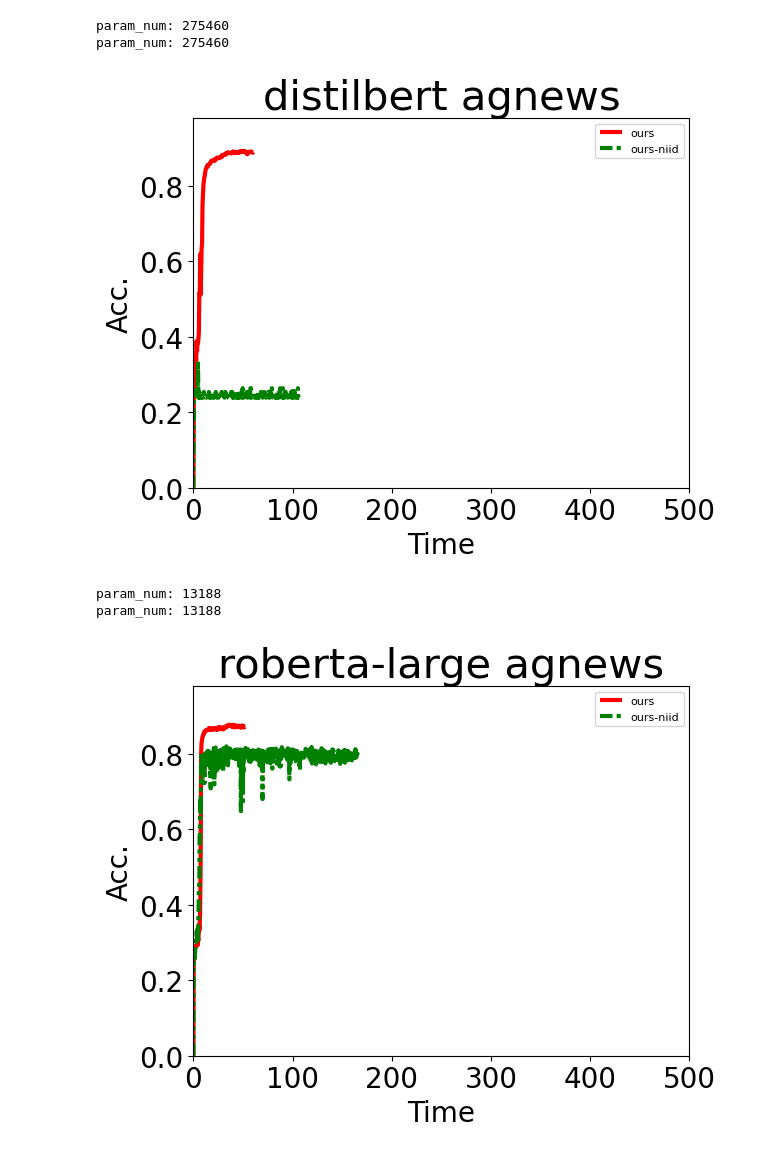
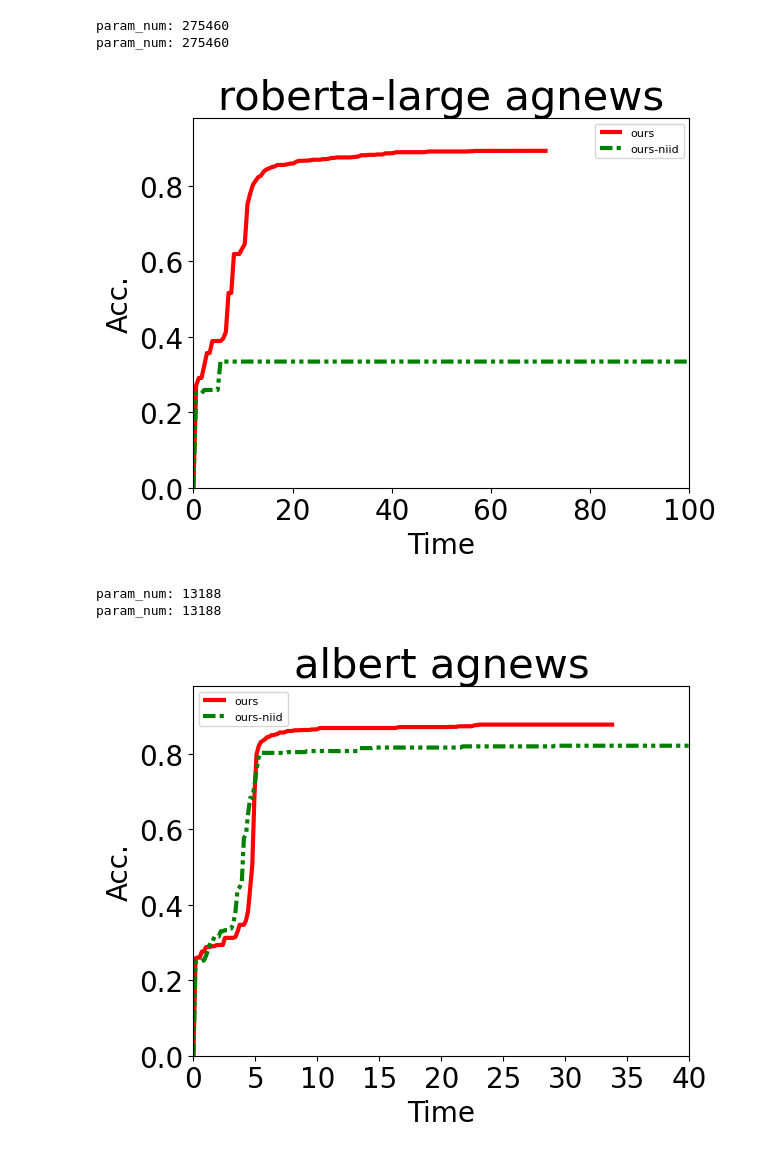
Before and after one commit to UbiquitousLearning/FwdLLM, a Jupyter notebook: all_figures/niid/niid.ipynb, the cells around one changed output. Saved outputs shown, nothing was run; the diff lists cells and outputs as text; code cells hidden in the pictures.

```diff
--- a/all_figures/niid/niid.ipynb
+++ b/all_figures/niid/niid.ipynb
@@ -175,7 +189,7 @@ logging_file = {
     # "adapter-niid":"./distilbert_agnews/fedsgd_distilbert_agnews_lr0.01_client_num_10_adapter_niid.log"
     }
 
-train_time_dict = {"ours":1,'ours-niid':1,"adapter":12,"adapter-niid":12,"full":20}
+train_time_dict = {"ours":0.669904*2,'ours-niid':0.669904*2}
 local_data_num_dict = {"agnews":15,"yahoo":18}
 comm_bandwidth = 10 * 1024**2 /8  # k * 1024**2 /8 => k Mb/s
 
@@ -221,23 +235,30 @@ for i,method in enumerate(logging_file):
             adhoc = file.split("_")[-1].split(".")[0]
         else:
             adhoc = None
+        max_acc = 0
         for line in f:
             if "'acc':" in line:
-                acc.append(float(line[line.rfind("'acc':")+7:line.rfind(",")]))
+                cur_acc = float(line[line.rfind("'acc':")+7:line.rfind(",")])
+                if cur_acc > max_acc:
+                    max_acc = cur_acc
+                else:
+                    cur_acc = max_acc
+                acc.append(cur_acc)
         plt.plot(round_to_time(len(acc),eval_frequence,comm_time,method,local_data_num,adhoc), acc, linestyle=linestyle[i], color=colors[i],label=method,linewidth=lw)
 plt.xlabel("Time",fontsize=20)
 plt.ylabel("Acc.",fontsize=20)
 plt.xticks(size = 20)
-plt.xlim(0,500)
+plt.xlim(0,100)
 plt.yticks(size = 20)
 plt.ylim(0,0.98)
 plt.legend(fontsize=8)
 plt.title(f"{model} {dataset}",fontsize=30)
-plt.show()
+plt.savefig(f"/data/wyz/ForwardFL-Latex/figs/eval-niid-{model}-{dataset}.pdf", bbox_inches="tight")
+# plt.show()
 # %% [output]
 param_num: 275460
 param_num: 275460
-[figure, old version]
+[figure, new version]
 # %%
 import os
 import sys
@@ -246,7 +267,7 @@ import numpy as np
 
 
 dataset = "agnews"
-model = "roberta-large"
+model = "albert"
 
 logging_file = {
     "ours":"./albert_agnews/fedFwd_albert_agnews_lr0.01_client_num_1000_numerical_bitfit.log",
@@ -255,7 +276,7 @@ logging_file = {
     # "adapter-niid":"./distilbert_agnews/fedsgd_distilbert_agnews_lr0.01_client_num_10_adapter_niid.log"
     }
 
-train_time_dict = {"ours":1,'ours-niid':1,"adapter":12,"adapter-niid":12,"full":20}
+train_time_dict = {"ours":0.6384,'ours-niid':0.6384}
 local_data_num_dict = {"agnews":15,"yahoo":18}
 comm_bandwidth = 10 * 1024**2 /8  # k * 1024**2 /8 => k Mb/s
 
@@ -287,34 +308,41 @@ def round_to_time(round,eval_frequence,comm_time,method,local_data_num,adhoc=Non
 
 
 for i,method in enumerate(logging_file):
     file = logging_file[method]
     local_data_num = local_data_num_dict[dataset]
     with open(file) as f:
         for line in f:
             if "Trainable" in line:
                 param_num = int(line[line.rfind(":")+2:-2])
                 print(f"param_num: {param_num}")
                 break
         comm_time = param_num * 4 / comm_bandwidth
         acc = [0]
         if "," in file:
             adhoc = file.split("_")[-1].split(".")[0]
         else:
             adhoc = None
+        max_acc = 0
         for line in f:
             if "'acc':" in line:
-                acc.append(float(line[line.rfind("'acc':")+7:line.rfind(",")]))
+                cur_acc = float(line[line.rfind("'acc':")+7:line.rfind(",")])
+                if cur_acc > max_acc:
+                    max_acc = cur_acc
+                else:
+                    cur_acc = max_acc
+                acc.append(cur_acc)
         plt.plot(round_to_time(len(acc),eval_frequence,comm_time,method,local_data_num,adhoc), acc, linestyle=linestyle[i], color=colors[i],label=method,linewidth=lw)
 plt.xlabel("Time",fontsize=20)
 plt.ylabel("Acc.",fontsize=20)
 plt.xticks(size = 20)
-plt.xlim(0,500)
+plt.xlim(0,40)
 plt.yticks(size = 20)
 plt.ylim(0,0.98)
 plt.legend(fontsize=8)
 plt.title(f"{model} {dataset}",fontsize=30)
-plt.show()
+plt.savefig(f"/data/wyz/ForwardFL-Latex/figs/eval-niid-{model}-{dataset}.pdf", bbox_inches="tight")
+# plt.show()
 # %% [output]
 param_num: 13188
 param_num: 13188
-[figure, old version]
+[figure, new version]
```
Also changed, not shown: parts of 2 cells of this notebook, 8 other files.
